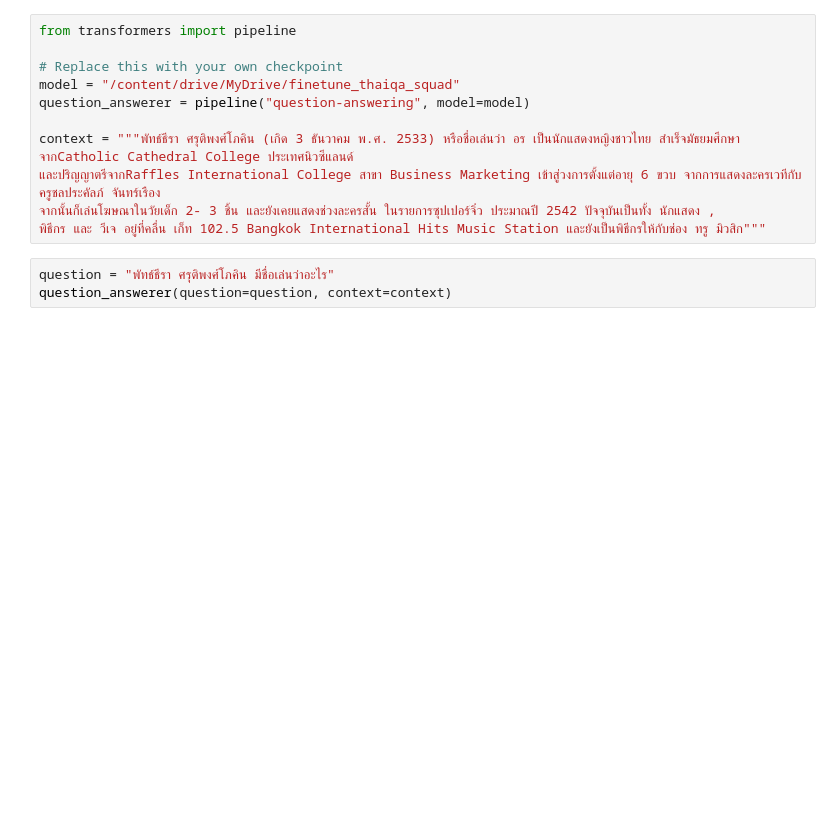
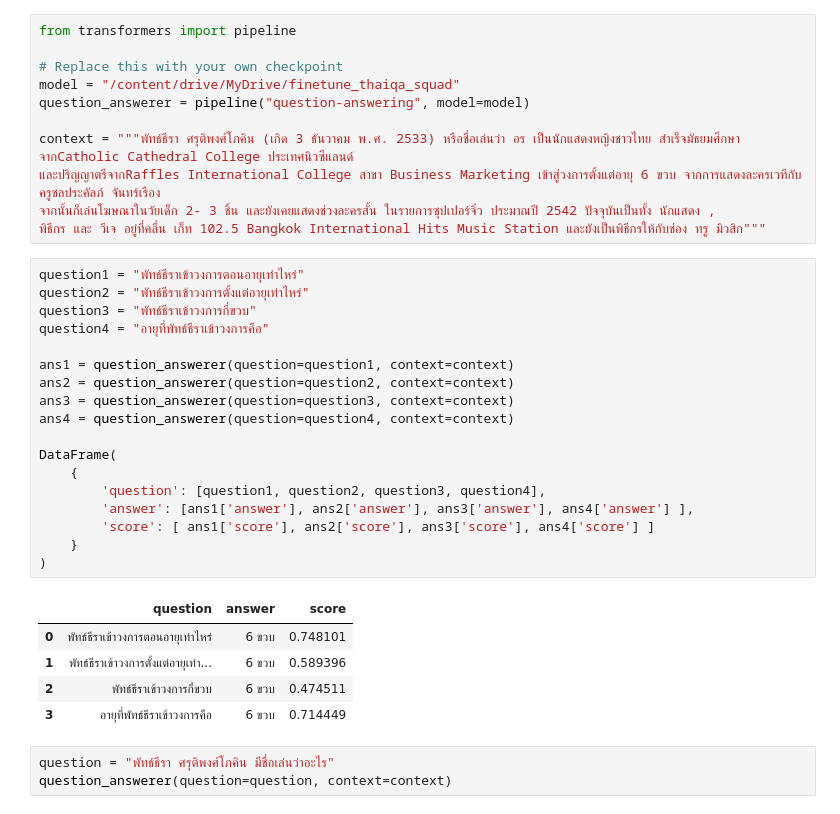
Before and after one commit to tommyA8/wangchanBERTa-fined-tune-thaiqa_squad, a Jupyter notebook: wangchanBERTa_fined_tune_thaiqa_squad.ipynb, the cells around one changed output. Saved outputs shown, nothing was run; the diff lists cells and outputs as text; blank space fills up the shorter version.

```diff
--- a/wangchanBERTa_fined_tune_thaiqa_squad.ipynb
+++ b/wangchanBERTa_fined_tune_thaiqa_squad.ipynb
@@ -576,6 +576,30 @@ context = """พัทธ์ธีรา ศรุติพงศ์โภคิ
 และปริญญาตรีจากRaffles International College สาขา Business Marketing เข้าสู่วงการตั้งแต่อายุ 6 ขวบ จากการแสดงละครเวทีกับ ครูชลประคัลภ์ จันทร์เรือง
 จากนั้นก็เล่นโฆษณาในวัยเด็ก 2- 3 ชิ้น และยังเคยแสดงช่วงละครสั้น ในรายการซุปเปอร์จิ๋ว ประมาณปี 2542 ปัจจุบันเป็นทั้ง นักแสดง ,
 พิธีกร และ วีเจ อยู่ที่คลื่น เก็ท 102.5 Bangkok International Hits Music Station และยังเป็นพิธีกรให้กับช่อง ทรู มิวสิก"""
+# %%
+question1 = "พัทธ์ธีราเข้าวงการตอนอายุเท่าไหร่"
+question2 = "พัทธ์ธีราเข้าวงการตั้งแต่อายุเท่าไหร่"
+question3 = "พัทธ์ธีราเข้าวงการกี่ขวบ"
+question4 = "อายุที่พัทธ์ธีราเข้าวงการคือ"
+
+ans1 = question_answerer(question=question1, context=context)
+ans2 = question_answerer(question=question2, context=context)
+ans3 = question_answerer(question=question3, context=context)
+ans4 = question_answerer(question=question4, context=context)
+
+DataFrame(
+    {
+        'question': [question1, question2, question3, question4],
+        'answer': [ans1['answer'], ans2['answer'], ans3['answer'], ans4['answer'] ],
+        'score': [ ans1['score'], ans2['score'], ans3['score'], ans4['score'] ]
+    }
+)
+# %% [output]
+|  | question | answer | score |
+| 0 | พัทธ์ธีราเข้าวงการตอนอายุเท่าไหร่ | 6 ขวบ | 0.748101 |
+| 1 | พัทธ์ธีราเข้าวงการตั้งแต่อายุเท่า... | 6 ขวบ | 0.589396 |
+| 2 | พัทธ์ธีราเข้าวงการกี่ขวบ | 6 ขวบ | 0.474511 |
+| 3 | อายุที่พัทธ์ธีราเข้าวงการคือ | 6 ขวบ | 0.714449 |
 # %%
 question = "พัทธ์ธีรา ศรุติพงศ์โภคิน มีชื่อเล่นว่าอะไร"
 question_answerer(question=question, context=context)
```
Also changed, not shown: parts of 2 cells of this notebook.
